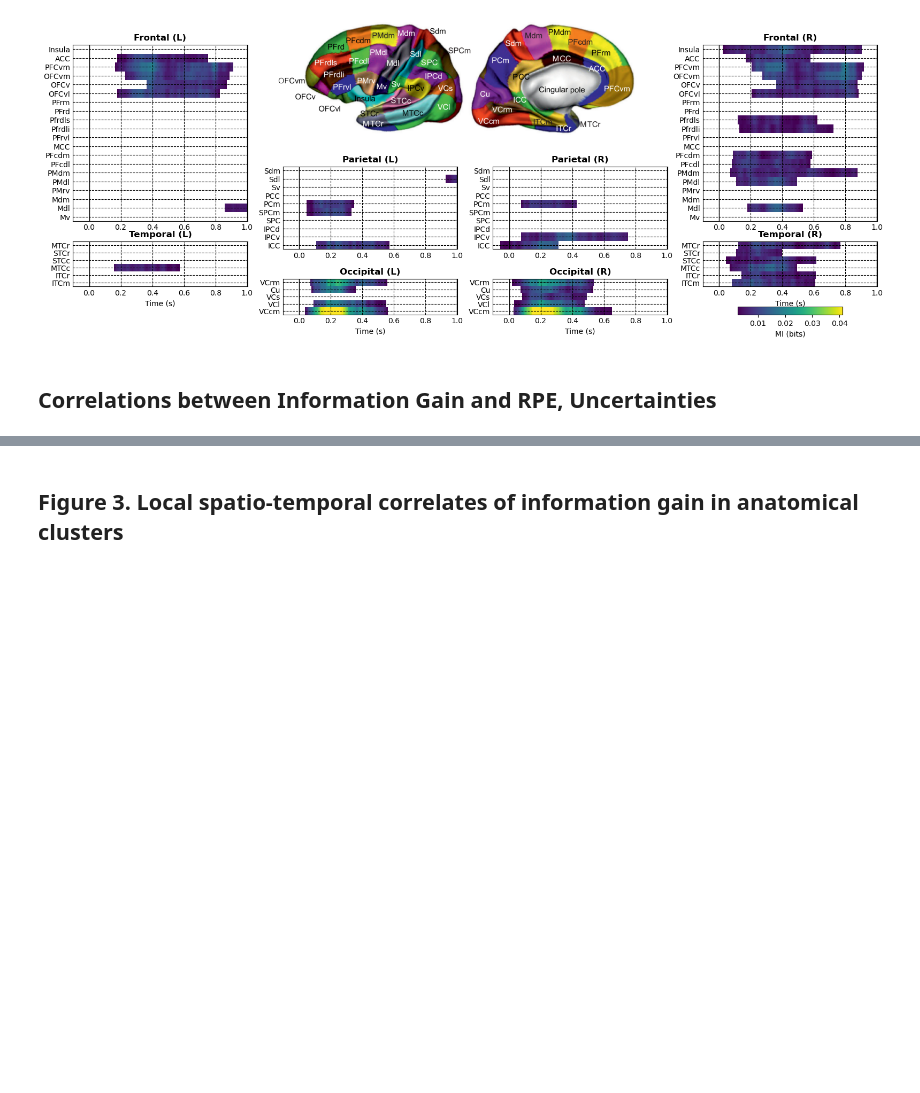
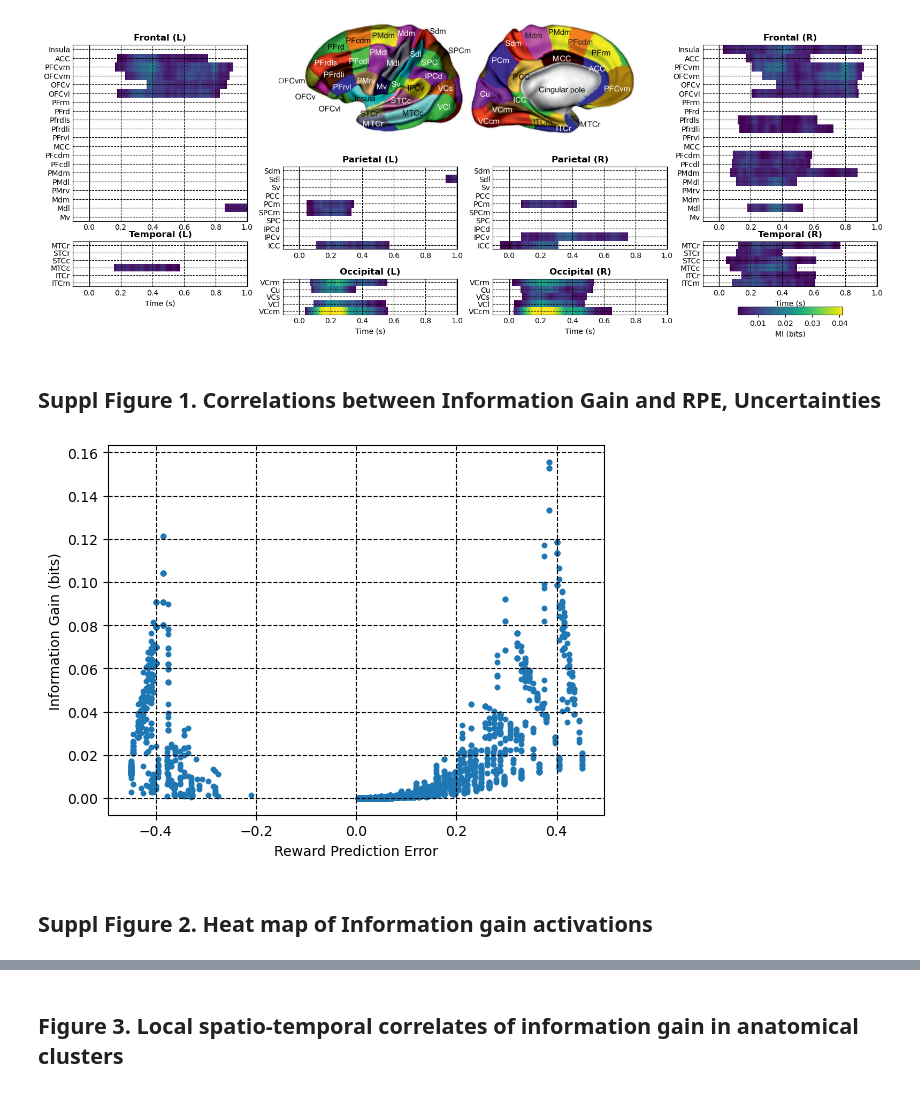
Before and after one commit to brainets/hosi_infogain, a Jupyter notebook: notebooks/main_figures.ipynb, the cells around one changed output, grey strips where cells are left out. Cells and saved outputs as stored; diff of their text form; code cells hidden in the pictures; blank space fills up the shorter version.

Commit message:
Update main figures

```diff
--- a/notebooks/main_figures.ipynb
+++ b/notebooks/main_figures.ipynb
@@ -54,4 +56,4 @@ plt.show()
 # %%
 # f.savefig('/home/INT/brovelli.a/Desktop/fig_visuomotor_meg/Fig_2.png', dpi=300, bbox_inches='tight')
 # %% [markdown]
-## Correlations between Information Gain and RPE, Uncertainties
+## Suppl Figure 1. Correlations between Information Gain and RPE, Uncertainties
@@ -68,0 +60,18 @@ for subject in subjects:
+# %%
+# Load regressors data
+Results_Dir = '/home/INT/brovelli.a/code/hosi_infogain/data/'
+fname = Results_Dir + 'regs_all.xlsx'
+# Load xls file
+regs = pd.read_excel(fname, sheet_name="Sheet1")
+
+# Plot the relation between info gain and rpe
+plt.figure()
+plt.scatter(regs['rpe'], regs['infogain'], s=10)
+plt.ylabel('Information Gain (bits)')
+plt.xlabel('Reward Prediction Error')
+plt.grid()
+plt.show()
+# %% [output]
+[figure, added]
+# %% [markdown]
+## Suppl Figure 2. Heat map of Information gain activations
```
Also changed, not shown: parts of 9 cells of this notebook, 1 other file.
